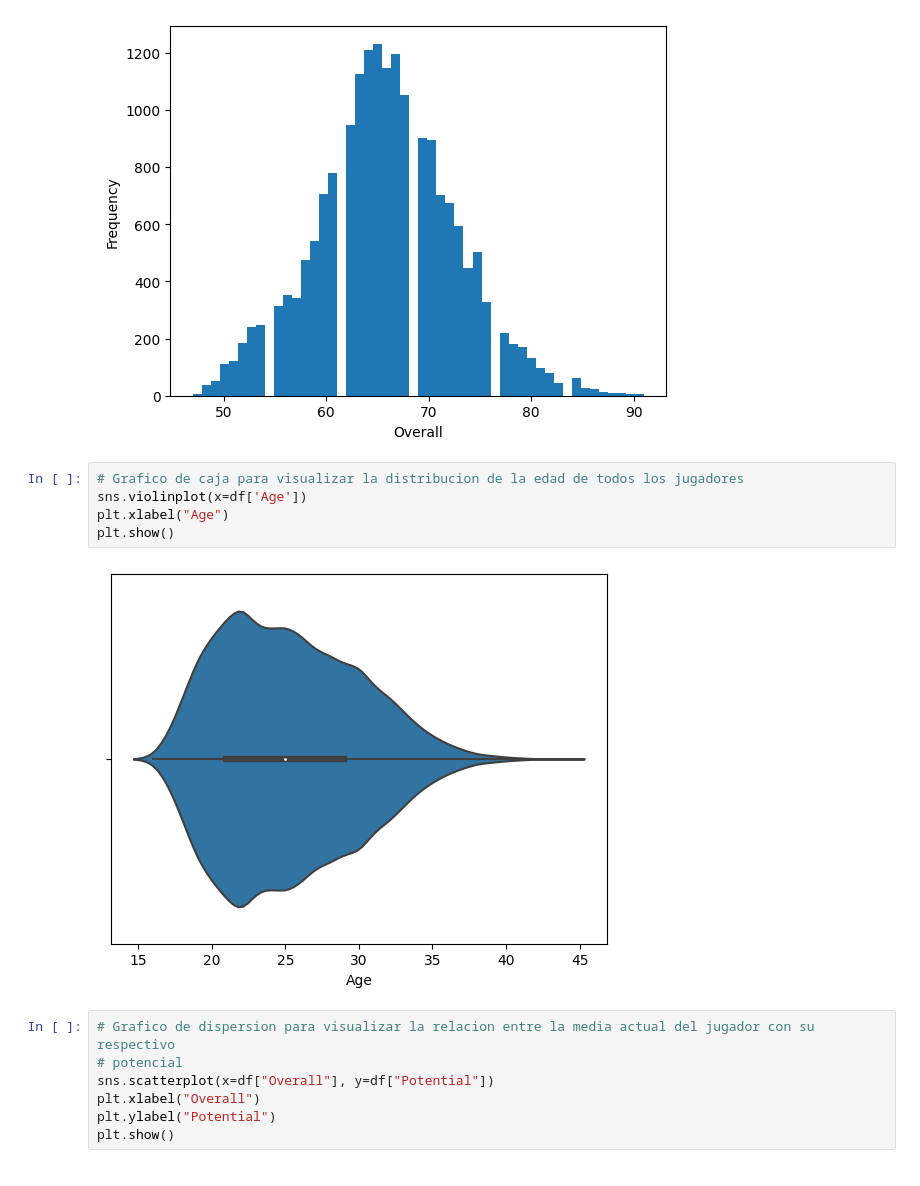
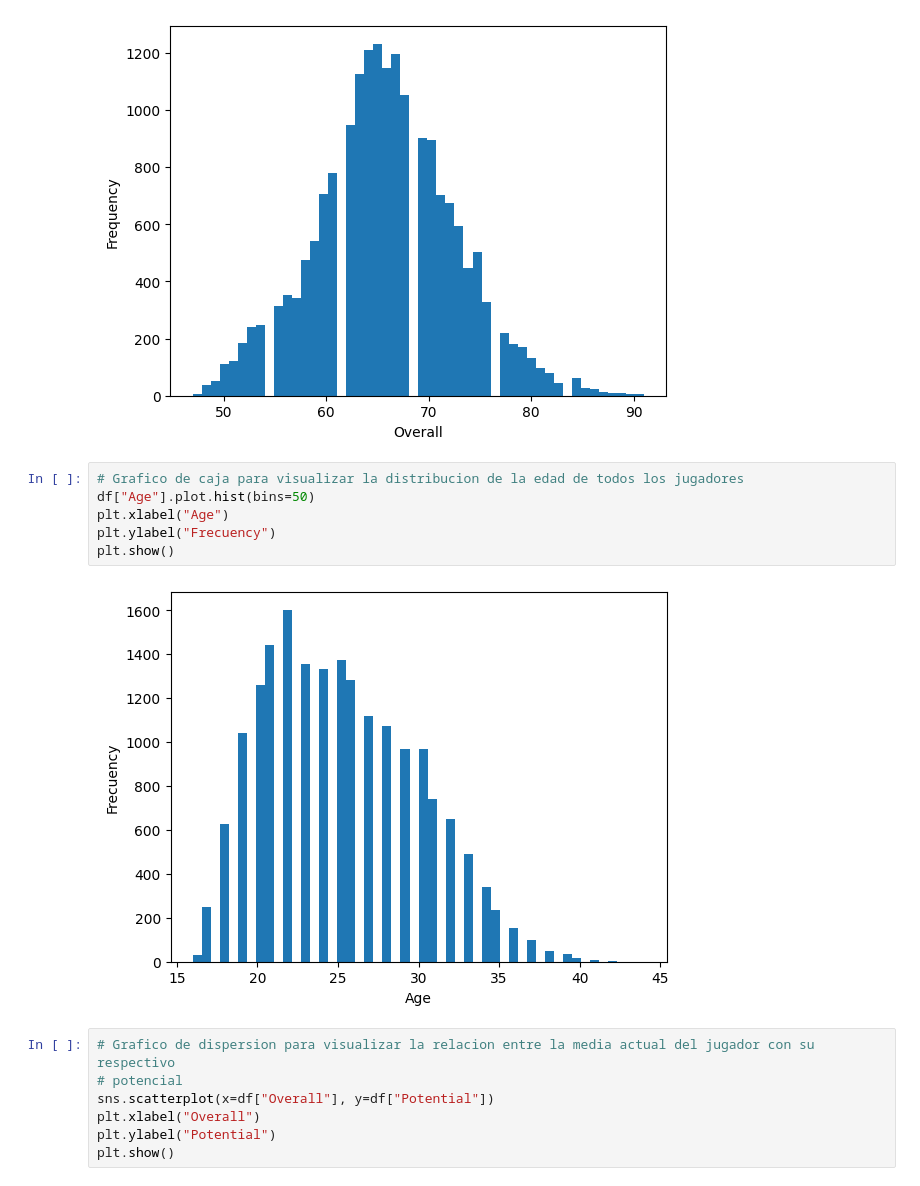
Before and after one commit to alberespi/Missing_Values_FIFA, a Jupyter notebook: data_visualization.ipynb, the cells around one changed output. Cells and saved outputs as stored; diff of their text form.

```diff
--- a/data_visualization.ipynb
+++ b/data_visualization.ipynb
@@ -77,11 +154,12 @@ plt.show()
 [figure]
 # %%
 # Grafico de caja para visualizar la distribucion de la edad de todos los jugadores
-sns.violinplot(x=df['Age'])
+df["Age"].plot.hist(bins=50)
 plt.xlabel("Age")
+plt.ylabel("Frecuency")
 plt.show()
 # %% [output]
-[figure, old version]
+[figure, new version]
 # %%
 # Grafico de dispersion para visualizar la relacion entre la media actual del jugador con su respectivo
 # potencial
```
Also changed, not shown: parts of 11 cells of this notebook, 14 other files.
